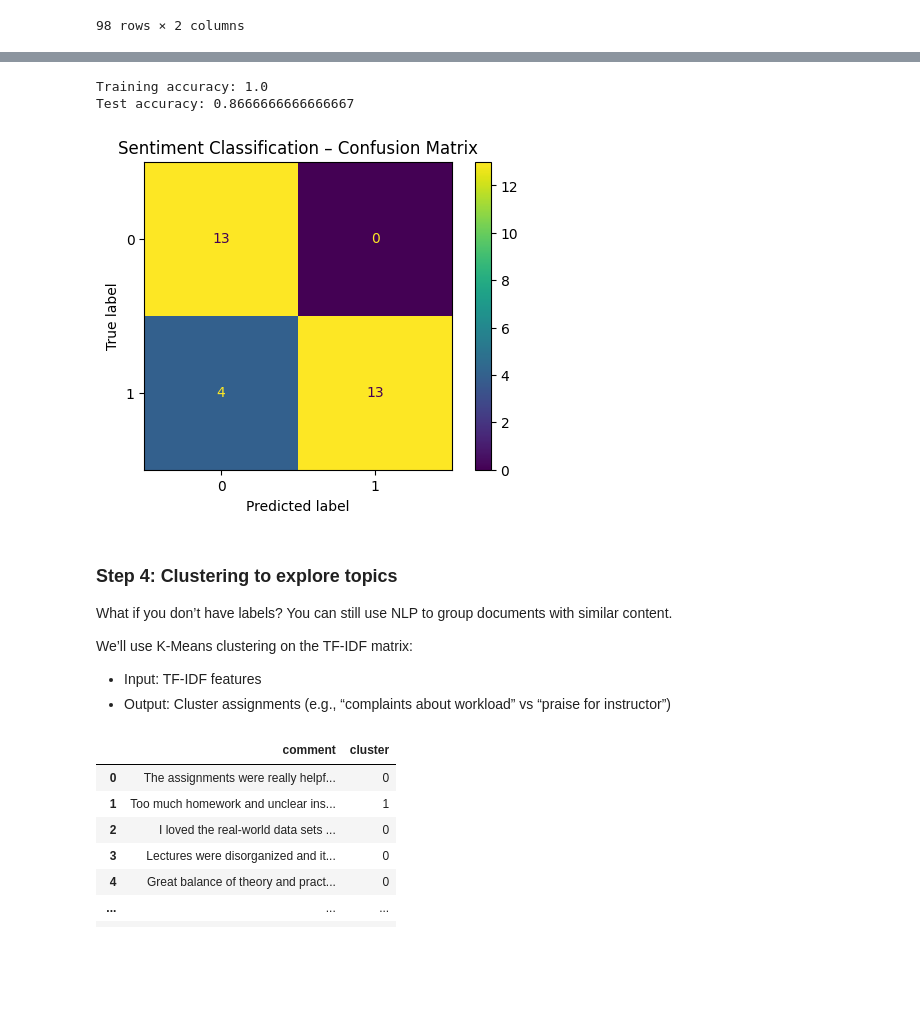
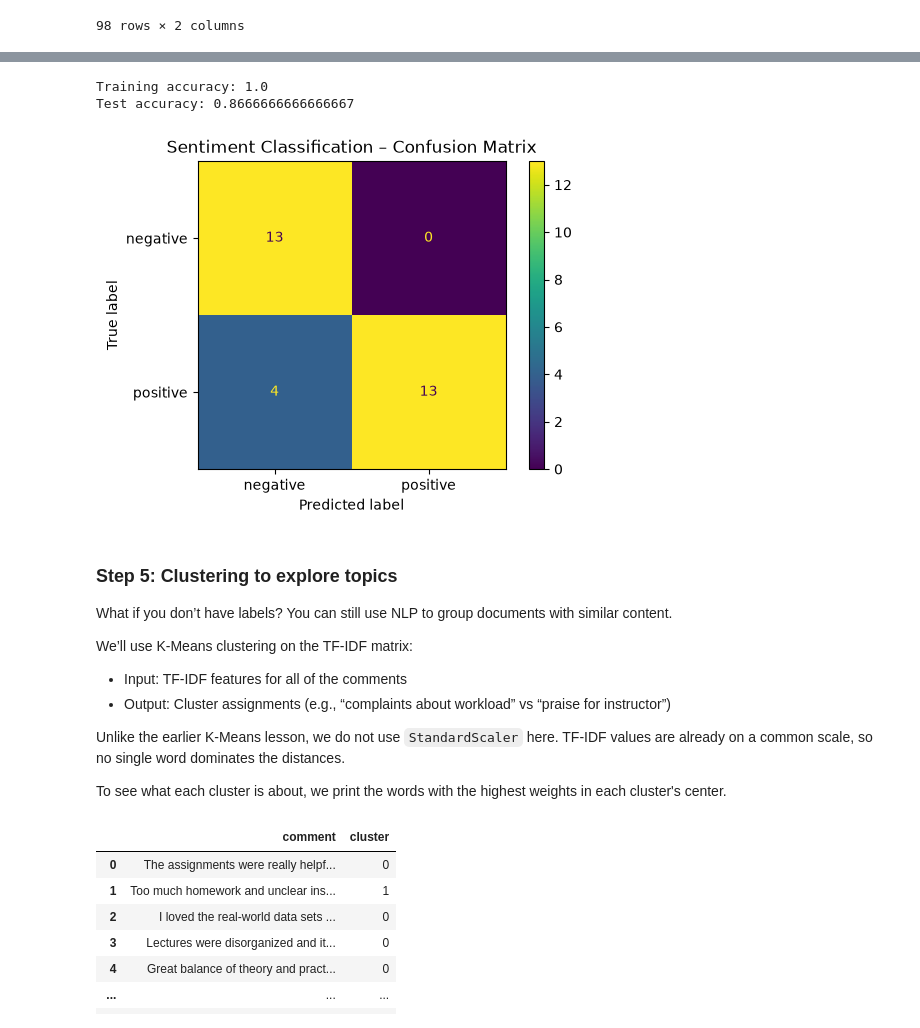
Before and after one commit to profgarrett/jsgames, a Jupyter notebook: static/pages/course_model/ml15-nlp/index.ipynb, the cells around one changed output, grey strips where cells are left out. Drawn from its saved outputs; the diff is of its cells as text; code cells hidden in the pictures; blank space fills up the shorter version.

```diff
--- a/static/pages/course_model/ml15-nlp/index.ipynb
+++ b/static/pages/course_model/ml15-nlp/index.ipynb
@@ -273,50 +281,52 @@ array([[0., 0., 0., ..., 0., 0., 0.],
 # %%
-# Prepare data for modeling
-X = df["clean_comment"]
-y = df["sentiment"]
-
-# TF-IDF Vectorization
-tfidf_vectorizer = TfidfVectorizer(stop_words="english")
-X_tfidf = tfidf_vectorizer.fit_transform(df["clean_comment"])
-
-# Do the same train/test split and classification with TF-IDF features
-# Use logistical regression again and compare accuracy.
-X_train, X_test, y_train, y_test = train_test_split(
-    X_tfidf, y, test_size=0.3, random_state=42
+# Split the comments first, so the test comments stay unseen
+X_train_text, X_test_text, y_train, y_test = train_test_split(
+    df["clean_comment"], df["sentiment"], test_size=0.3, random_state=42
 )
 
+# Learn the vocabulary and word weights from the training comments only,
+# then apply them to the test comments
+clf_vectorizer = TfidfVectorizer(stop_words="english")
+X_train = clf_vectorizer.fit_transform(X_train_text)
+X_test = clf_vectorizer.transform(X_test_text)
+
+# Fit a logistic regression to predict sentiment from the TF-IDF features
 clf_tfidf = LogisticRegression(max_iter=1000)
 clf_tfidf.fit(X_train, y_train)
 
 # How well does it do on the training set?
 y_train_pred = clf_tfidf.predict(X_train)
 train_acc = accuracy_score(y_train, y_train_pred)
 print(f"Training accuracy: {train_acc}")
 
 # How well does it do on the *test* set?
 y_pred = clf_tfidf.predict(X_test)
 test_acc = accuracy_score(y_test, y_pred)
 print(f"Test accuracy: {test_acc}")
 
 # Confusion Matrix for test set
 cm = confusion_matrix(y_test, y_pred)
-disp = ConfusionMatrixDisplay(confusion_matrix=cm, display_labels=clf_tfidf.classes_)
+disp = ConfusionMatrixDisplay(confusion_matrix=cm, display_labels=["negative", "positive"])
 disp.plot()
 plt.title("Sentiment Classification – Confusion Matrix")
 plt.show()
 # %% [output]
 Training accuracy: 1.0
 Test accuracy: 0.8666666666666667
-[figure, old version]
+[figure, new version]
 # %% [markdown]
-### Step 4: Clustering to explore topics
+### Step 5: Clustering to explore topics
 
 What if you don’t have labels?
 You can still use NLP to group documents with similar content.
 
 We’ll use K-Means clustering on the TF-IDF matrix:
-- Input: TF-IDF features
+- Input: TF-IDF features for all of the comments
 - Output: Cluster assignments (e.g., “complaints about workload” vs “praise for instructor”)
+
+Unlike the earlier K-Means lesson, we do not use `StandardScaler` here. TF-IDF values are already on a common scale, so no single word dominates the distances.
+
+To see what each cluster is about, we print the words with the highest weights in each cluster's center.
 # %%
 k = 2  # we suspect there might be "positive" vs "negative"-like groups
 kmeans = KMeans(n_clusters=k, random_state=42, n_init="auto")
```
Also changed, not shown: parts of 12 cells of this notebook, 8 other files.
